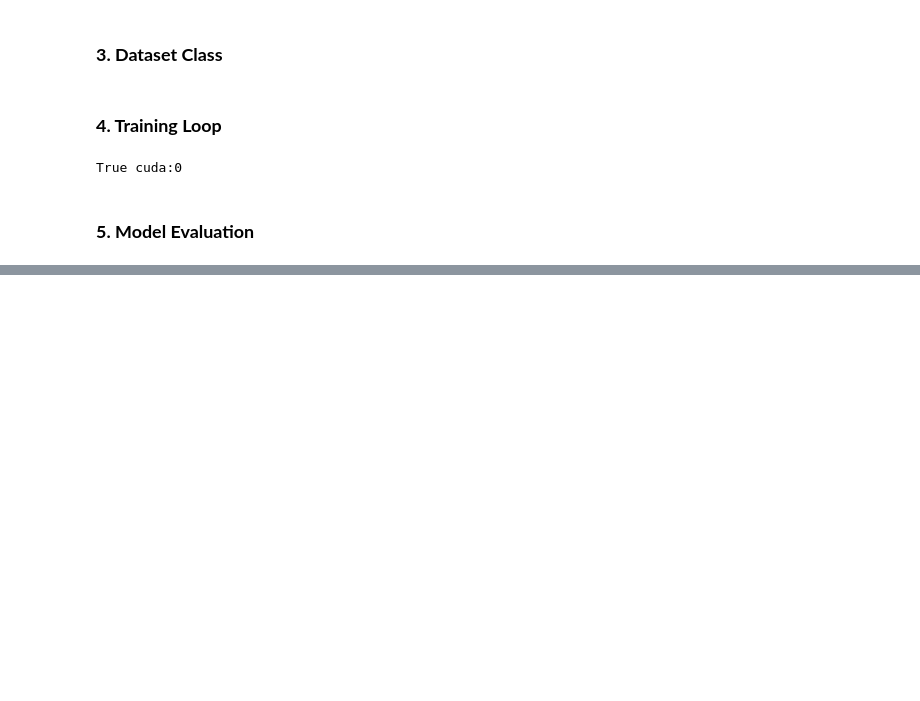
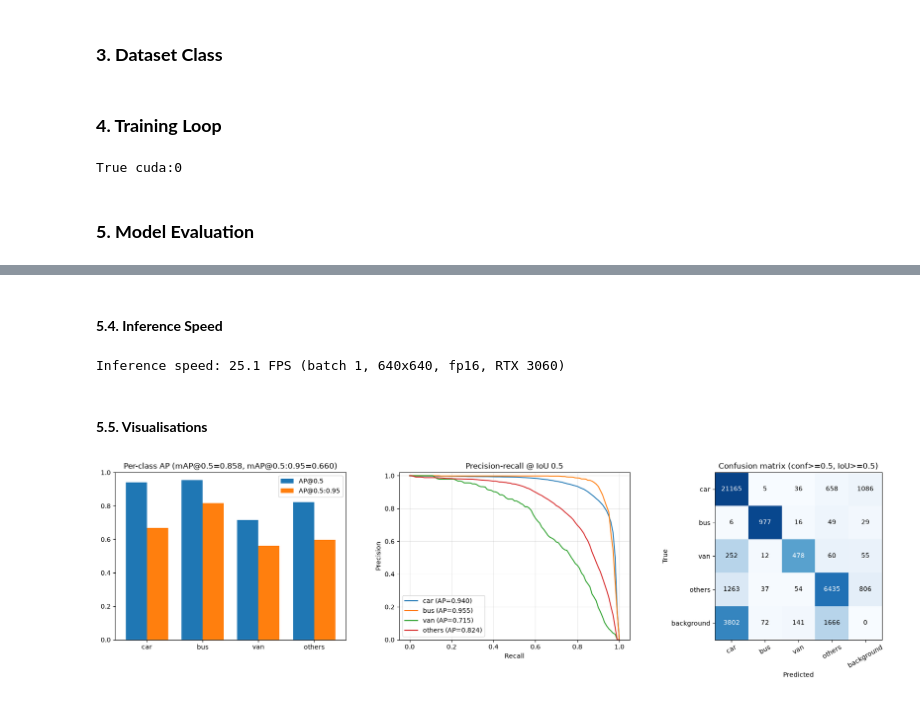
Before and after one commit to Shifali1094/live-vehicle-classification, a Jupyter notebook: Faster-RCNN/faster-rcnn.ipynb, the cells around one changed output, grey strips where cells are left out. Drawn from its saved outputs; the diff is of its cells as text; code cells hidden in the pictures; blank space fills up the shorter version.

Commit message:
add evaluation metrics and visualisations

```diff
--- a/Faster-RCNN/faster-rcnn.ipynb
+++ b/Faster-RCNN/faster-rcnn.ipynb
@@ -138,0 +141,20 @@ True cuda:0
+# %%
+SPLIT = 'test'
+CLASSES = ['car', 'bus', 'van', 'others']
+
+model = get_model().to(device)
+model.load_state_dict(torch.load('frcnn_epoch2.pt', map_location=device))
+model.eval()
+model.roi_heads.score_thresh = 0.001
+model.roi_heads.detections_per_img = 100
+
+ds = MioLocDataset(root, SPLIT)
+loader = DataLoader(ds, batch_size=8, shuffle=False, num_workers=0, collate_fn=collate)
+
+preds = []
+with torch.no_grad():
+    for imgs, _ in tqdm(loader, desc=f'inference ({SPLIT})'):
+        with torch.autocast('cuda'):
+            out = model([i.to(device) for i in imgs])
+        preds += [{'boxes': o['boxes'].float().cpu(), 'scores': o['scores'].float().cpu(),
+                   'labels': o['labels'].cpu()} for o in out]
@@ -138,0 +253,50 @@ True cuda:0
+# %% [markdown]
+#### **5.4. Inference Speed**
+# %%
+model.roi_heads.score_thresh = 0.05
+img = ds[0][0].to(device)
+with torch.no_grad(), torch.autocast('cuda'):
+    for _ in range(10): model([img]) # warm-up
+    torch.cuda.synchronize(); t = time.time()
+    for _ in range(100): model([img])
+    torch.cuda.synchronize()
+fps = 100 / (time.time() - t)
+print(f'Inference speed: {fps:.1f} FPS (batch 1, 640x640, fp16, RTX 3060)')
+# %% [output]
+Inference speed: 25.1 FPS (batch 1, 640x640, fp16, RTX 3060)
+# %% [markdown]
+#### **5.5. Visualisations**
+# %%
+fig, axes = plt.subplots(1, 3, figsize=(18, 5))
+
+# per-class AP
+x = np.arange(4); w = 0.38
+axes[0].bar(x - w/2, ap50, w, label='AP@0.5')
+axes[0].bar(x + w/2, ap5095, w, label='AP@0.5:0.95')
+axes[0].set_xticks(x); axes[0].set_xticklabels(CLASSES); axes[0].set_ylim(0, 1)
+axes[0].set_title(f'Per-class AP (mAP@0.5={map_50:.3f}, mAP@0.5:0.95={map_5095:.3f})'); axes[0].legend()
+
+# precision-recall curves at IoU 0.5
+rec = E.params.recThrs
+for k, name in enumerate(CLASSES):
+    p = prec[0, :, k, 0, 2]
+    axes[1].plot(rec, p, label=f'{name} (AP={ap50[k]:.3f})')
+axes[1].set_xlabel('Recall'); axes[1].set_ylabel('Precision'); axes[1].set_ylim(0, 1.02)
+axes[1].set_title('Precision-recall @ IoU 0.5'); axes[1].legend(); axes[1].grid(alpha=.3)
+
+# confusion matrix (row-normalised colours, raw counts as text)
+labels5 = CLASSES + ['background']
+norm = cm / cm.sum(axis=1, keepdims=True).clip(min=1)
+axes[2].imshow(norm, cmap='Blues', vmin=0, vmax=1)
+for r in range(5):
+    for c in range(5):
+        axes[2].text(c, r, cm[r, c], ha='center', va='center',
+                     color='white' if norm[r, c] > .5 else 'black')
+axes[2].set_xticks(range(5)); axes[2].set_xticklabels(labels5, rotation=30)
+axes[2].set_yticks(range(5)); axes[2].set_yticklabels(labels5)
+axes[2].set_xlabel('Predicted'); axes[2].set_ylabel('True')
+axes[2].set_title(f'Confusion matrix (conf>={CONF}, IoU>={IOU_T})')
+
+plt.tight_layout(); plt.savefig('./rcnn-eval-images/frcnn_eval_summary.png', dpi=150); plt.show()
+# %% [output]
+[figure, added]
```
Also changed, not shown: parts of 6 cells of this notebook.
